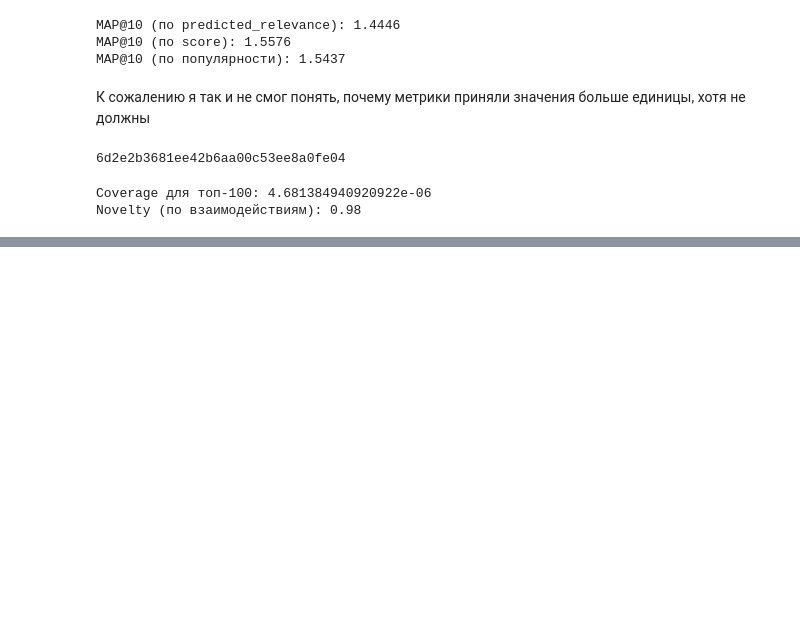
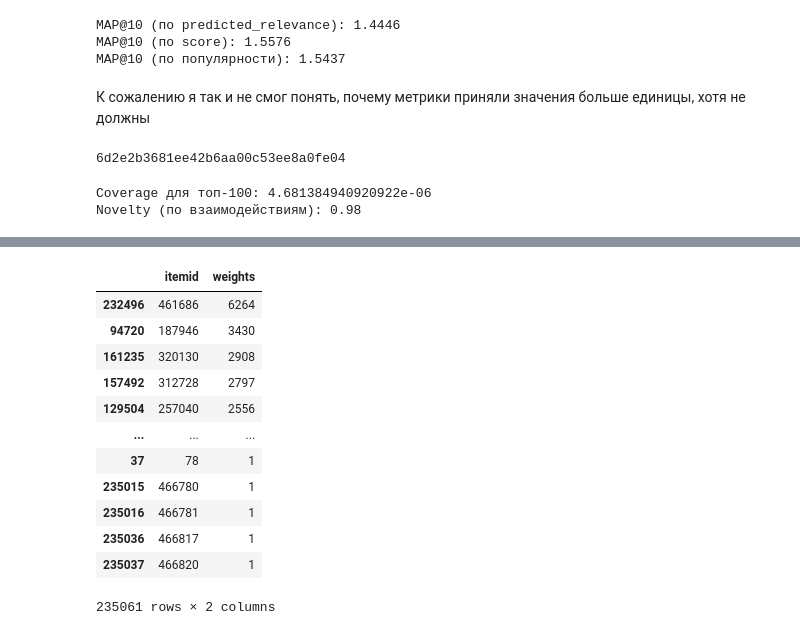
Before and after one commit to Krestom/mle-pr-final, a Jupyter notebook: main.ipynb, the cells around one changed output, grey strips where cells are left out. Saved outputs shown, nothing was run; the diff lists cells and outputs as text; code cells hidden in the pictures; blank space fills up the shorter version.

```diff
--- a/main.ipynb
+++ b/main.ipynb
@@ -664,0 +704,16 @@ Novelty (по взаимодействиям): 0.98
+# %%
+top_recs
+# %% [output]
+|  | itemid | weights |
+| 232496 | 461686 | 6264 |
+| 94720 | 187946 | 3430 |
+| 161235 | 320130 | 2908 |
+| 157492 | 312728 | 2797 |
+| 129504 | 257040 | 2556 |
+| ... | ... | ... |
+| 37 | 78 | 1 |
+| 235015 | 466780 | 1 |
+| 235016 | 466781 | 1 |
+| 235036 | 466817 | 1 |
+| 235037 | 466820 | 1 |
+235061 rows × 2 columns
```
Also changed, not shown: parts of 5 cells of this notebook, 7 other files.
